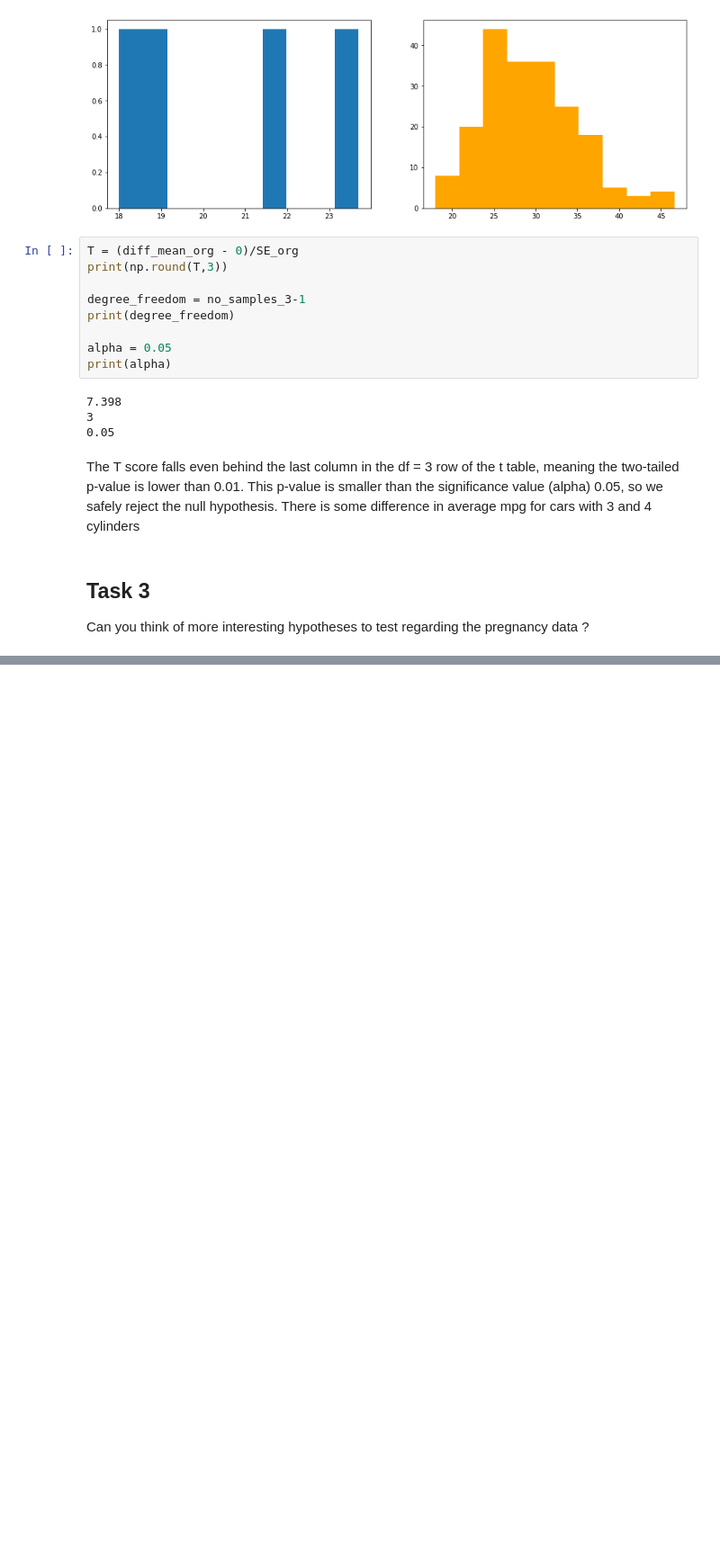
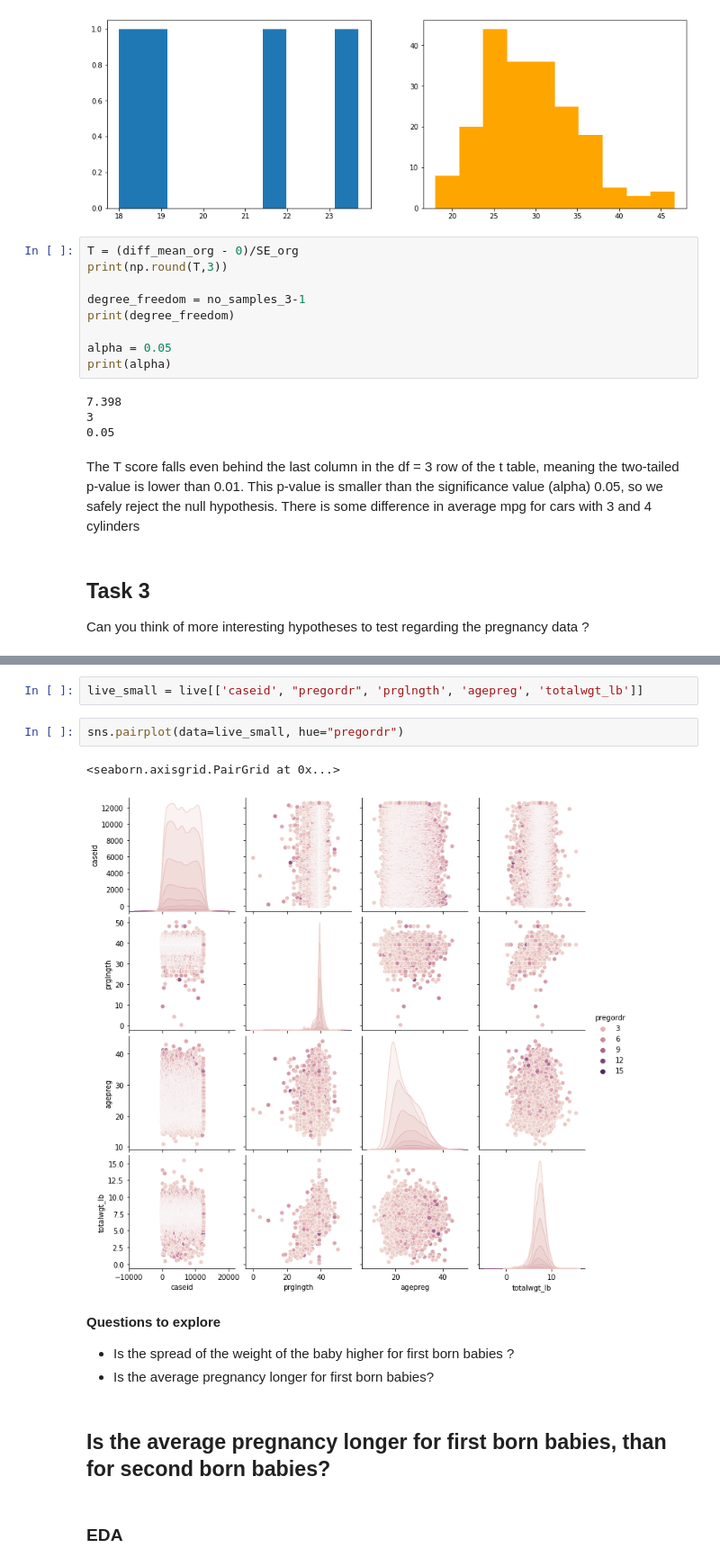
Before and after one commit to Heity94/01_DataScience_2021, a Jupyter notebook: Week_03/Homework3.ipynb, the cells around one changed output, grey strips where cells are left out. Shown at 90% size. Cells and saved outputs as stored; diff of their text form; blank space fills up the shorter version.

```diff
--- a/Week_03/Homework3.ipynb
+++ b/Week_03/Homework3.ipynb
@@ -309,0 +326,15 @@ live.head()
+# %%
+live_small = live[['caseid', "pregordr", 'prglngth', 'agepreg', 'totalwgt_lb']]
+# %%
+sns.pairplot(data=live_small, hue="pregordr")
+# %% [output]
+<seaborn.axisgrid.PairGrid at 0x...>
+[figure, added]
+# %% [markdown]
+**Questions to explore**
+- Is the spread of the weight of the baby higher for first born babies ?
+- Is the average pregnancy longer for first born babies?
+# %% [markdown]
+## Is the average pregnancy longer for first born babies, than for second born babies?
+# %% [markdown]
+### EDA
```
Also changed, not shown: parts of 17 cells of this notebook.
